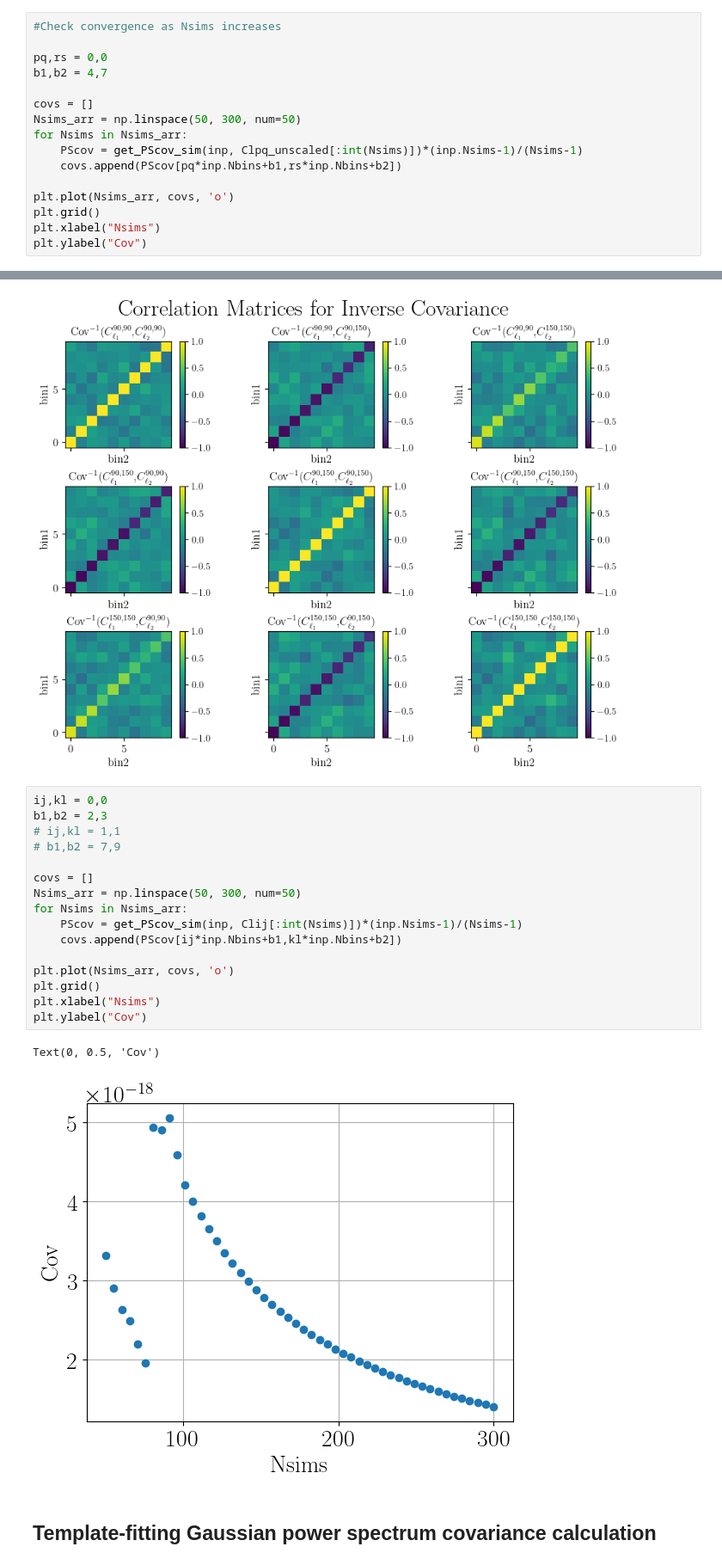
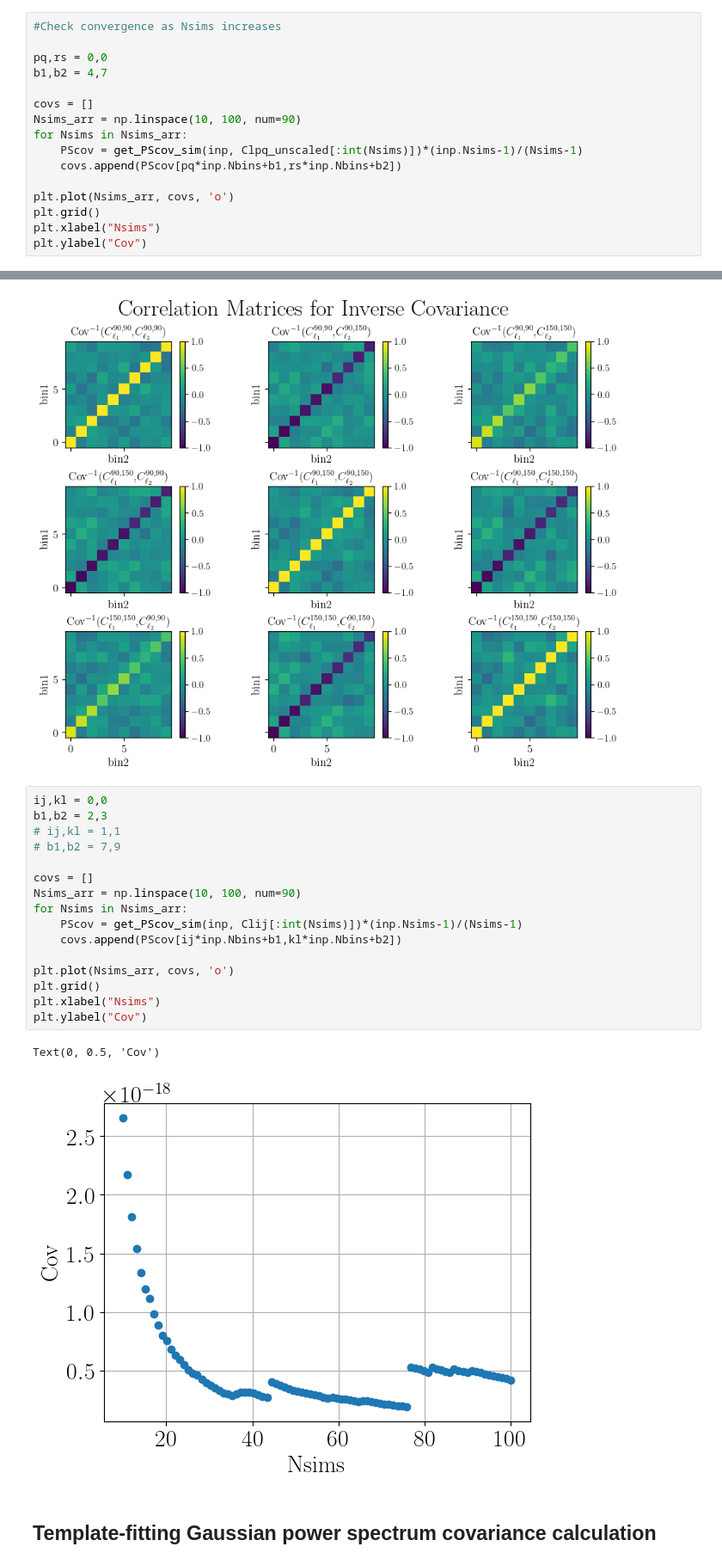
Before and after one commit to kmsurrao/NILC-Inference-Pipeline, a Jupyter notebook: notebooks/pipeline_plotting_examples.ipynb, the cells around one changed output, grey strips where cells are left out. Shown at 86% size. Saved outputs shown, nothing was run; the diff lists cells and outputs as text.

```diff
--- a/notebooks/pipeline_plotting_examples.ipynb
+++ b/notebooks/pipeline_plotting_examples.ipynb
@@ -515,7 +501,7 @@ pq,rs = 0,0
 b1,b2 = 4,7
 
 covs = []
-Nsims_arr = np.linspace(50, 300, num=50)
+Nsims_arr = np.linspace(10, 100, num=90)
 for Nsims in Nsims_arr:
     PScov = get_PScov_sim(inp, Clpq_unscaled[:int(Nsims)])*(inp.Nsims-1)/(Nsims-1)
     covs.append(PScov[pq*inp.Nbins+b1,rs*inp.Nbins+b2])
@@ -607,22 +593,22 @@ Text(0.5, 0.98, 'Correlation Matrices for Inverse Covariance')
 # %%
 ij,kl = 0,0
 b1,b2 = 2,3
 # ij,kl = 1,1
 # b1,b2 = 7,9
 
 covs = []
-Nsims_arr = np.linspace(50, 300, num=50)
+Nsims_arr = np.linspace(10, 100, num=90)
 for Nsims in Nsims_arr:
     PScov = get_PScov_sim(inp, Clij[:int(Nsims)])*(inp.Nsims-1)/(Nsims-1)
     covs.append(PScov[ij*inp.Nbins+b1,kl*inp.Nbins+b2])
 
 plt.plot(Nsims_arr, covs, 'o')
 plt.grid()
 plt.xlabel("Nsims")
 plt.ylabel("Cov")
 # %% [output]
 Text(0, 0.5, 'Cov')
-[figure, old version]
+[figure, new version]
 # %% [markdown]
 ## Template-fitting Gaussian power spectrum covariance calculation
 # %%
```
Also changed, not shown: parts of 10 cells of this notebook, 9 other files.
